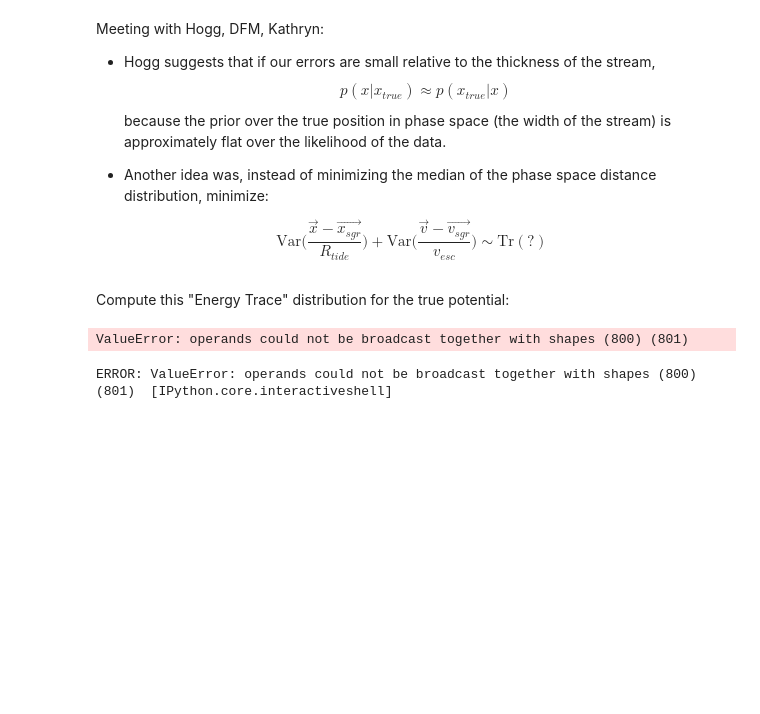
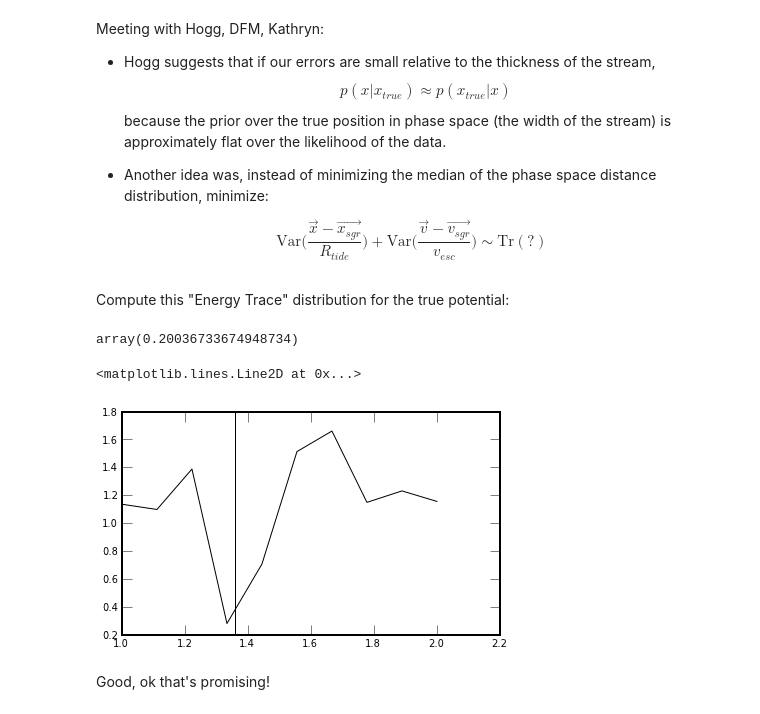
Before and after one commit to adrn/streams, a Jupyter notebook: docs/Streams - Back Integrate Particles.ipynb, the cells around one changed output. Cells and saved outputs as stored; diff of their text form; code cells hidden in the pictures; blank space fills up the shorter version.

```diff
--- a/docs/Streams - Back Integrate Particles.ipynb
+++ b/docs/Streams - Back Integrate Particles.ipynb
@@ -412,19 +412,16 @@ def hogg_run_back_integration(halo_potential, sgr_snap, sgr_cen):
     r_tides = sgr_orbital_radius * (msat / mass_enclosed)**(1./3)
     v_escs = np.sqrt(bulge_potential.params["_G"] * msat / r_tides)
 
-    energy_traces = []
-    for ii in range(sgr_snap.num):
-        # Distance to satellite center and total velocity
-        d = np.array([(xs[:,ii,0] - sgr_cen.data["x"]),
-                      (xs[:,ii,1] - sgr_cen.data["y"]),
-                      (xs[:,ii,2] - sgr_cen.data["z"])])
-        v = np.array([(vs[:,ii,0] - sgr_cen.data["vx"]),
-                    (vs[:,ii,1] - sgr_cen.data["vy"]),
-                    (vs[:,ii,2] - sgr_cen.data["vz"])])
+    # Distance to satellite center and total velocity
+    d = np.min(np.sqrt((xs[:,:,0] - sgr_cen.data["x"][:,np.newaxis].repeat(1000, axis=1))**2 +
+                       (xs[:,:,1] - sgr_cen.data["y"][:,np.newaxis].repeat(1000, axis=1))**2 +
+                       (xs[:,:,2] - sgr_cen.data["z"][:,np.newaxis].repeat(1000, axis=1))**2) / r_tides[:,np.newaxis].repeat(1000, axis=1), axis=1)
 
-        energy_trace = np.var(d/r_tides) + np.var(v/v_escs)
-        energy_traces.append(energy_trace)
+    v = np.min(np.sqrt((vs[:,:,0] - sgr_cen.data["vx"][:,np.newaxis].repeat(1000, axis=1))**2 +
+                       (vs[:,:,1] - sgr_cen.data["vy"][:,np.newaxis].repeat(1000, axis=1))**2 +
+                       (vs[:,:,2] - sgr_cen.data["vz"][:,np.newaxis].repeat(1000, axis=1))**2) / v_escs[:,np.newaxis].repeat(1000, axis=1), axis=1)
 
-    return np.array(energy_traces)
+    energy_trace = np.var(d) + np.var(v)
+    return energy_trace
 # %% [markdown]
 Compute this "Energy Trace" distribution for the true potential:
@@ -431,7 +431,4 @@ Compute this "Energy Trace" distribution for the true potential:
 # %%
-# Initialize simulation
-sgr_snap = SgrSnapshot(num=1000)
-
 halo_potential = LogarithmicPotentialLJ(v_halo=(115.7651*u.km/u.s).to(u.kpc/u.Myr).value,
                                         q1=1.38,
                                         q2=1.0,
@@ -439,23 +436,27 @@ halo_potential = LogarithmicPotentialLJ(v_halo=(115.7651*u.km/u.s).to(u.kpc/u.My
                                         phi=1.692969,
                                         c=12.)
 
-energy_traces = hogg_run_back_integration(halo_potential, sgr_snap, sgr_cen)
+hogg_run_back_integration(halo_potential, sgr_snap, sgr_cen)
 # %% [output]
-ValueError: operands could not be broadcast together with shapes (800) (801)
+array(0.20036733674948734)
-ERROR: ValueError: operands could not be broadcast together with shapes (800) (801)  [IPython.core.interactiveshell]
 # %%
-stats = dict(mean=[], std=[], median=[])
-vals = np.linspace(0., 3, 25)
+energy_traces = []
+vals = np.linspace(1., 2, 10)
 for val in vals:
     halo_potential = LogarithmicPotentialLJ(v_halo=(115.7651*u.km/u.s).to(u.kpc/u.Myr).value,
                                         q1=1.38,
                                         q2=1.0,
-                                        qz=1.36,
+                                        qz=val,
                                         phi=1.692969,
                                         c=12.)
 
-    dist = run_back_integration(halo_potential, sgr_snap, sgr_cen)
-
-    stats["mean"].append(np.mean(dist))
-    stats["std"].append(np.std(dist))
-    stats["median"].append(np.median(dist))
+    dist = hogg_run_back_integration(halo_potential, sgr_snap, sgr_cen)
+    energy_traces.append(dist)
+# %%
+plt.plot(vals, energy_traces)
+axvline(1.36)
+# %% [output]
+<matplotlib.lines.Line2D at 0x...>
+[figure, added]
+# %% [markdown]
+Good, ok that's promising!
```
Also changed, not shown: parts of 1 cell of this notebook.
